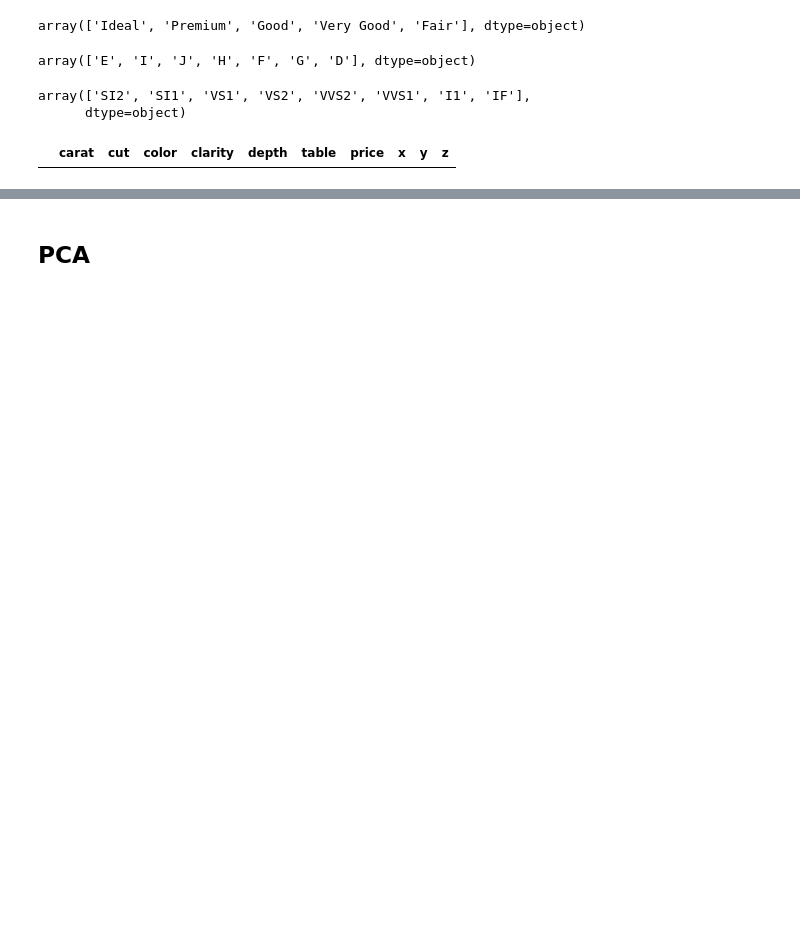
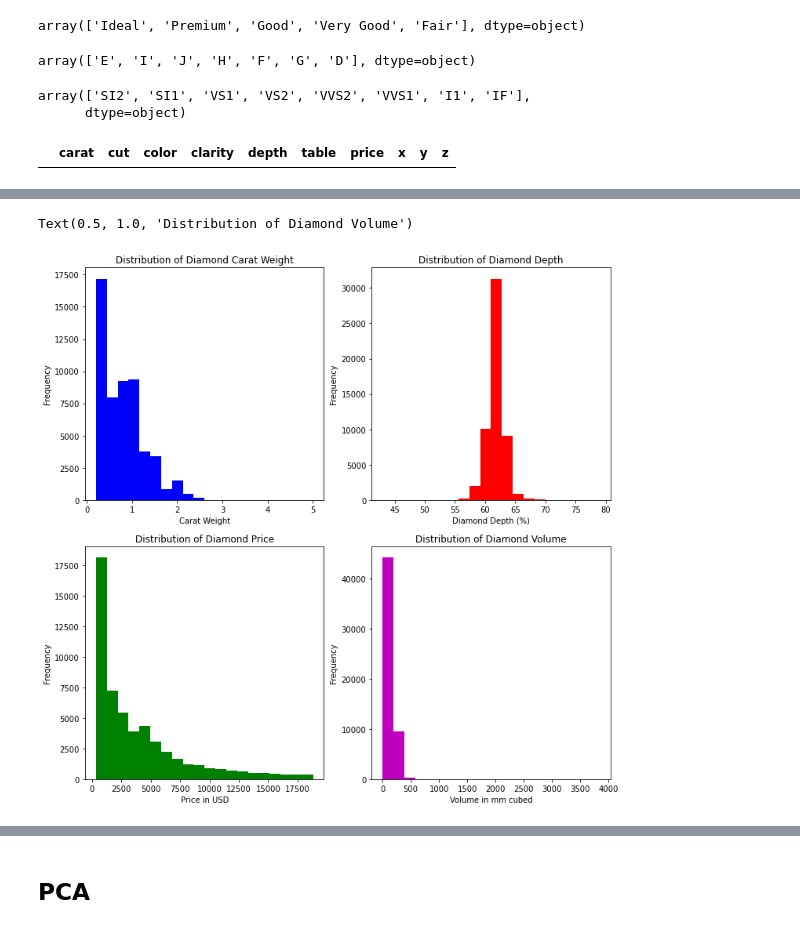
Before and after one commit to JLechuga94/Machine-Learning, a Jupyter notebook: notebook_dm2_diam.ipynb, the cells around one changed output, grey strips where cells are left out. Cells and saved outputs as stored; diff of their text form; code cells hidden in the pictures; blank space fills up the shorter version.

```diff
--- a/notebook_dm2_diam.ipynb
+++ b/notebook_dm2_diam.ipynb
@@ -148,0 +213,33 @@ diamond_df[['carat', 'depth', 'table', 'price']]
+# %%
+plt.figure(figsize=[12,12])
+
+# First subplot showing the diamond carat weight distribution
+plt.subplot(221)
+plt.hist(diamond_df['carat'],bins=20,color='b')
+plt.xlabel('Carat Weight')
+plt.ylabel('Frequency')
+plt.title('Distribution of Diamond Carat Weight')
+
+# Second subplot showing the diamond depth distribution
+plt.subplot(222)
+plt.hist(diamond_df['depth'],bins=20,color='r')
+plt.xlabel('Diamond Depth (%)')
+plt.ylabel('Frequency')
+plt.title('Distribution of Diamond Depth')
+
+# Third subplot showing the diamond price distribution
+plt.subplot(223)
+plt.hist(diamond_df['price'],bins=20,color='g')
+plt.xlabel('Price in USD')
+plt.ylabel('Frequency')
+plt.title('Distribution of Diamond Price')
+
+# Fourth subplot showing the diamond volume distribution
+plt.subplot(224)
+plt.hist(diamond_df['volume'],bins=20,color='m')
+plt.xlabel('Volume in mm cubed')
+plt.ylabel('Frequency')
+plt.title('Distribution of Diamond Volume')
+# %% [output]
+Text(0.5, 1.0, 'Distribution of Diamond Volume')
+[figure, added]
```
Also changed, not shown: parts of 19 cells of this notebook.
